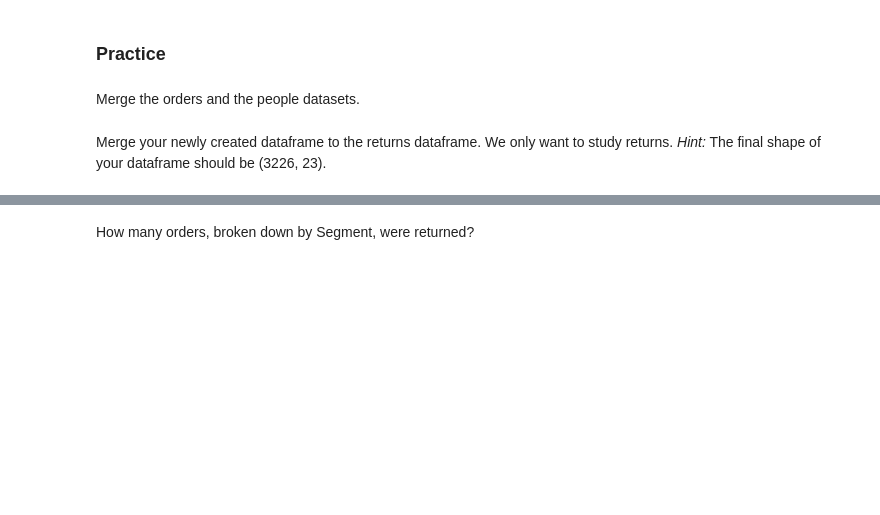
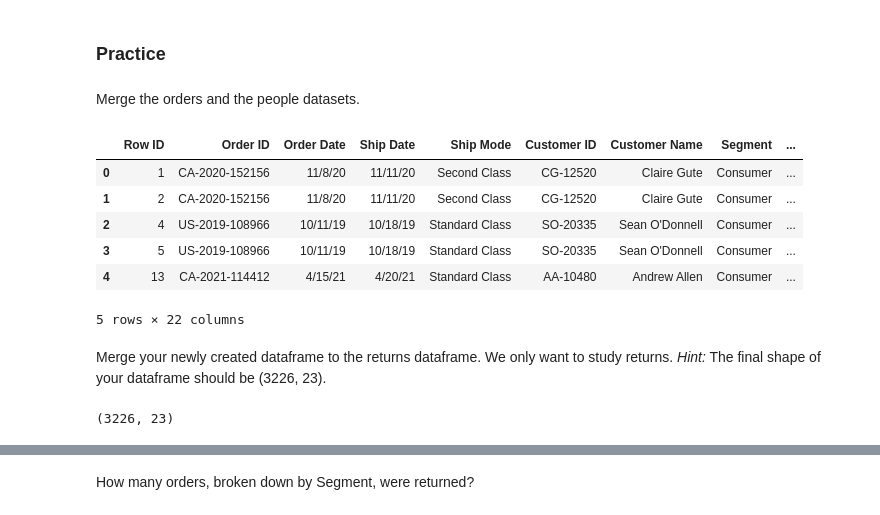
Before and after one commit to sikoh/DS-Data-Wrangling-and-Storytelling, a Jupyter notebook: Join-And-Reshape-Data/DS_JoinAndReshapeData_Lecture_Notes.ipynb, the cells around one changed output, grey strips where cells are left out. Saved outputs shown, nothing was run; the diff lists cells and outputs as text; code cells hidden in the pictures; blank space fills up the shorter version.

```diff
--- a/Join-And-Reshape-Data/DS_JoinAndReshapeData_Lecture_Notes.ipynb
+++ b/Join-And-Reshape-Data/DS_JoinAndReshapeData_Lecture_Notes.ipynb
@@ -463,6 +503,24 @@ people= pd.read_csv('https://raw.githubusercontent.com/joqu86/DS-Unit-1-Sprint-1
 returns= pd.read_csv("https://raw.githubusercontent.com/joqu86/DS-Unit-1-Sprint-1-Data-Wrangling-and-Storytelling/master/module3-join-and-reshape-data/data/Sample%20-%20Superstore/Returns.csv", header=1, usecols = [0, 1])
 # %% [markdown]
 Merge the orders and the people datasets.
+# %%
+merge_o_and_p = pd.merge(orders, people)
+
+merge_o_and_p.head()
+# %% [output]
+|  | Row ID | Order ID | Order Date | Ship Date | Ship Mode | Customer ID | Customer Name | Segment | ... |
+| 0 | 1 | CA-2020-152156 | 11/8/20 | 11/11/20 | Second Class | CG-12520 | Claire Gute | Consumer | ... |
+| 1 | 2 | CA-2020-152156 | 11/8/20 | 11/11/20 | Second Class | CG-12520 | Claire Gute | Consumer | ... |
+| 2 | 4 | US-2019-108966 | 10/11/19 | 10/18/19 | Standard Class | SO-20335 | Sean O'Donnell | Consumer | ... |
+| 3 | 5 | US-2019-108966 | 10/11/19 | 10/18/19 | Standard Class | SO-20335 | Sean O'Donnell | Consumer | ... |
+| 4 | 13 | CA-2021-114412 | 4/15/21 | 4/20/21 | Standard Class | AA-10480 | Andrew Allen | Consumer | ... |
+5 rows × 22 columns
 # %% [markdown]
 Merge your newly created dataframe to the returns dataframe. We only want to study returns.
 *Hint:* The final shape of your dataframe should be (3226, 23).
+# %%
+merge_o_and_p_and_ret = pd.merge(merge_o_and_p, returns, how='right')
+
+merge_o_and_p_and_ret.shape
+# %% [output]
+(3226, 23)
```
Also changed, not shown: parts of 11 cells of this notebook.
